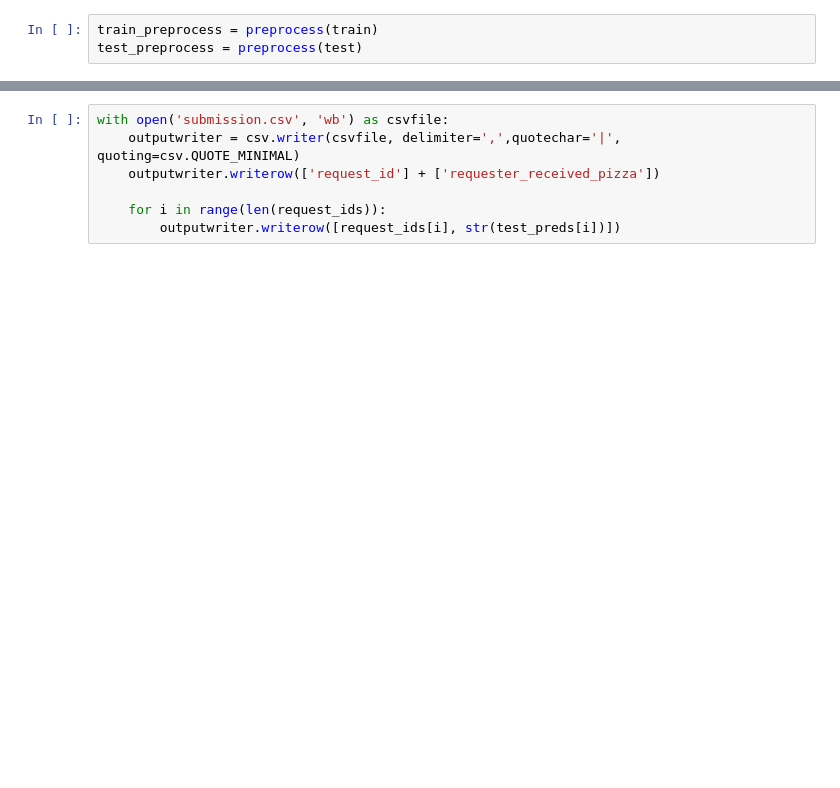
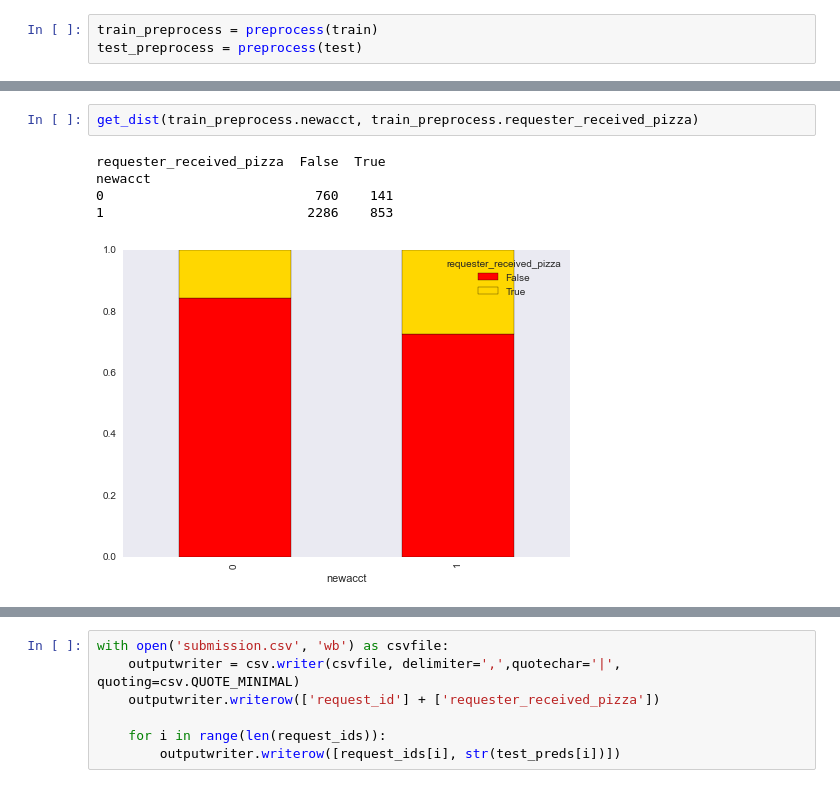
Before and after one commit to friehl/Pizza, a Jupyter notebook: train.ipynb, the cells around one changed output, grey strips where cells are left out. Drawn from its saved outputs; the diff is of its cells as text; blank space fills up the shorter version.

```diff
--- a/train.ipynb
+++ b/train.ipynb
@@ -232,0 +204,8 @@ afternoon
+# %%
+get_dist(train_preprocess.newacct, train_preprocess.requester_received_pizza)
+# %% [output]
+requester_received_pizza  False  True
+newacct
+0                           760    141
+1                          2286    853
+[figure, added]
```
Also changed, not shown: parts of 41 cells of this notebook.
